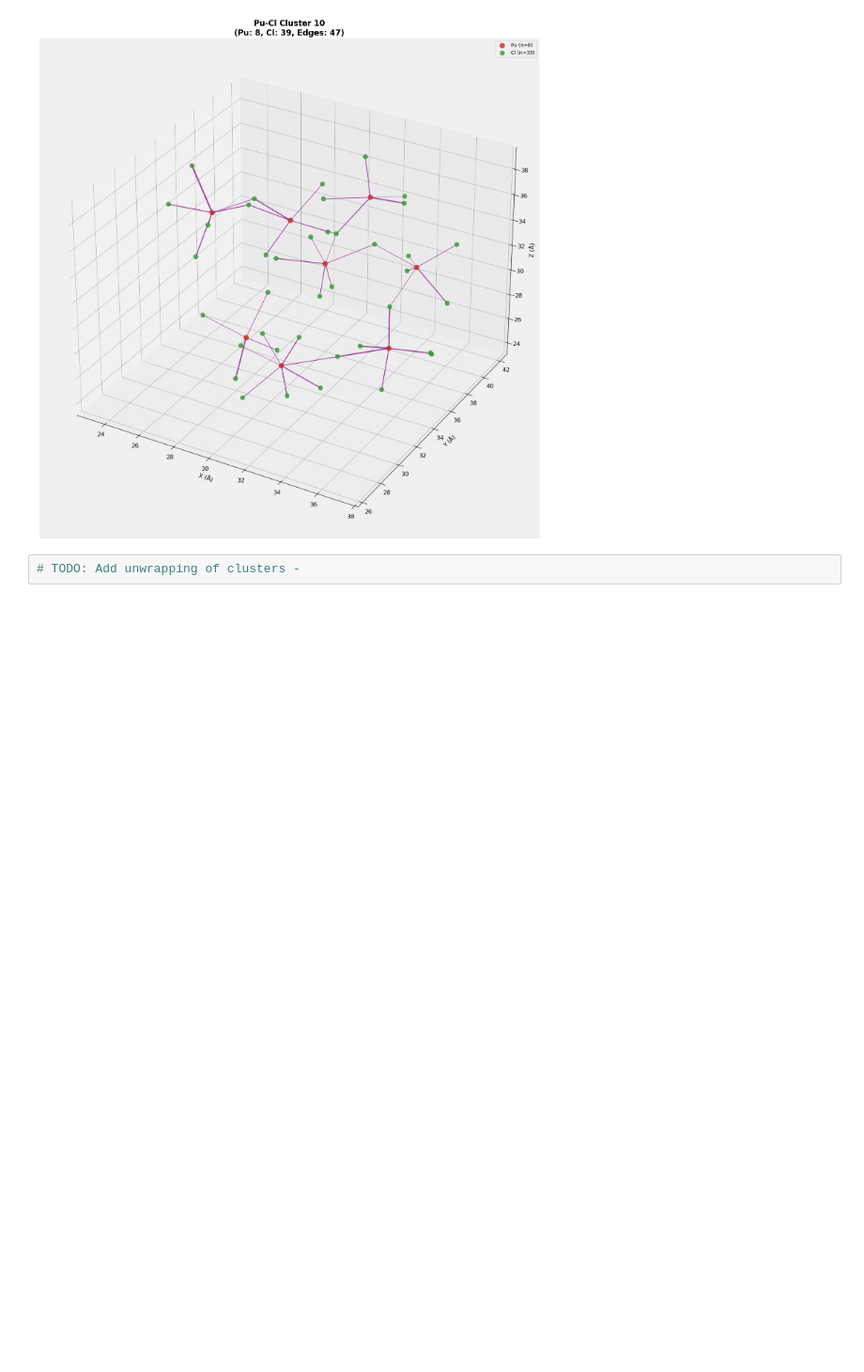
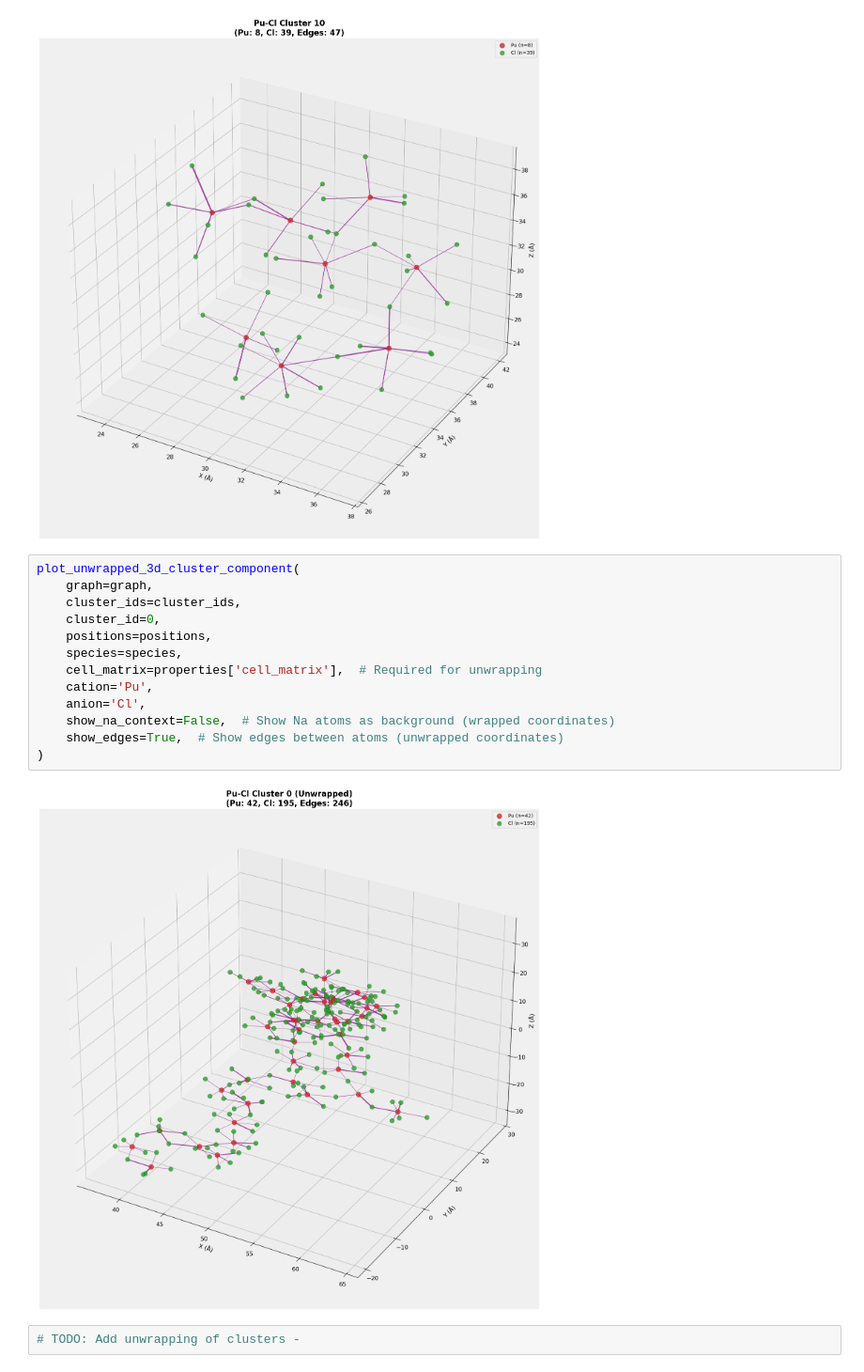
Before and after one commit to Pragalbhv/cluster_production_trial, a Jupyter notebook: cluster_analysis.ipynb, the cells around one changed output. Shown at 94% size. Cells and saved outputs as stored; diff of their text form; blank space fills up the shorter version.

Commit message:
unwrapped coords

```diff
--- a/cluster_analysis.ipynb
+++ b/cluster_analysis.ipynb
@@ -491,5 +460,20 @@ plot_3d_cluster_component(
 )
 # %% [output]
 [figure]
+# %%
+plot_unwrapped_3d_cluster_component(
+    graph=graph,
+    cluster_ids=cluster_ids,
+    cluster_id=0,
+    positions=positions,
+    species=species,
+    cell_matrix=properties['cell_matrix'],  # Required for unwrapping
+    cation='Pu',
+    anion='Cl',
+    show_na_context=False,  # Show Na atoms as background (wrapped coordinates)
+    show_edges=True,  # Show edges between atoms (unwrapped coordinates)
+)
+# %% [output]
+[figure, added]
 # %%
 # TODO: Add unwrapping of clusters -
```
Also changed, not shown: parts of 10 cells of this notebook, 3 other files.
